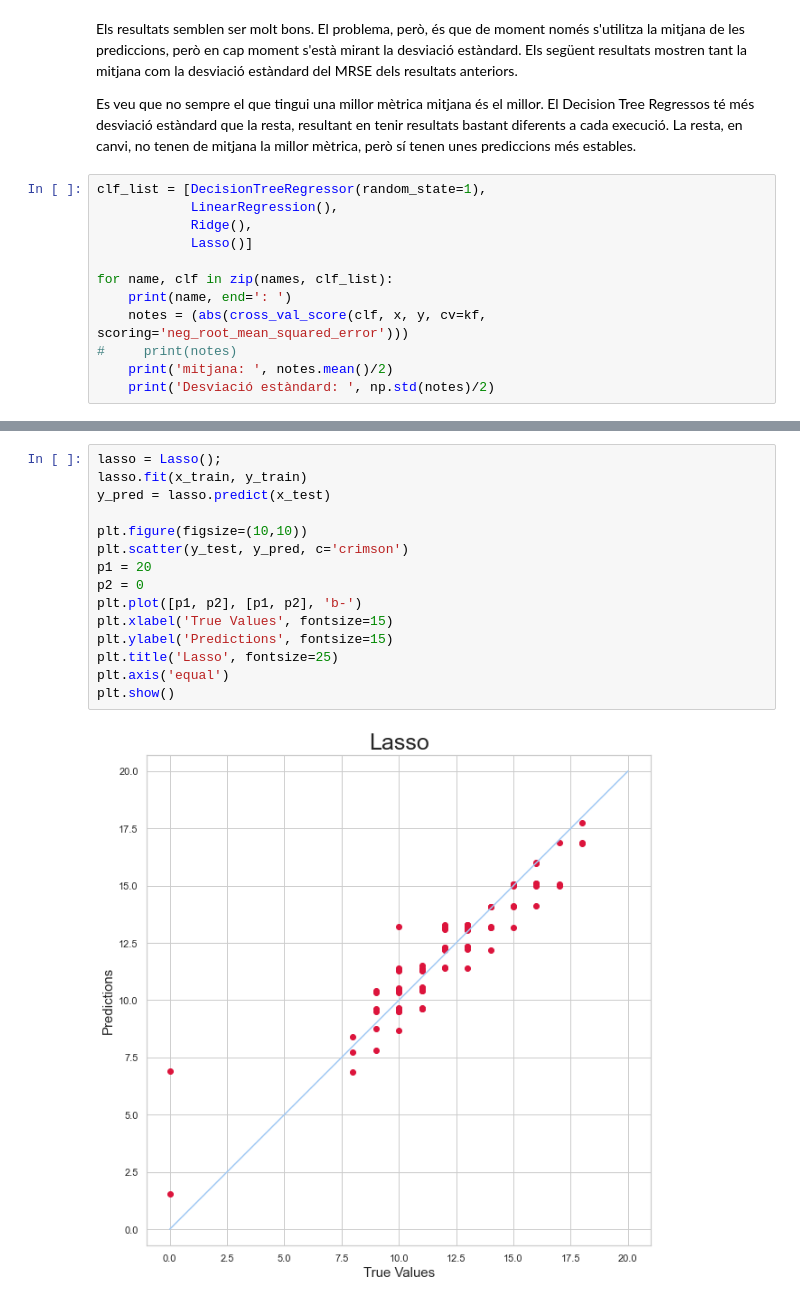
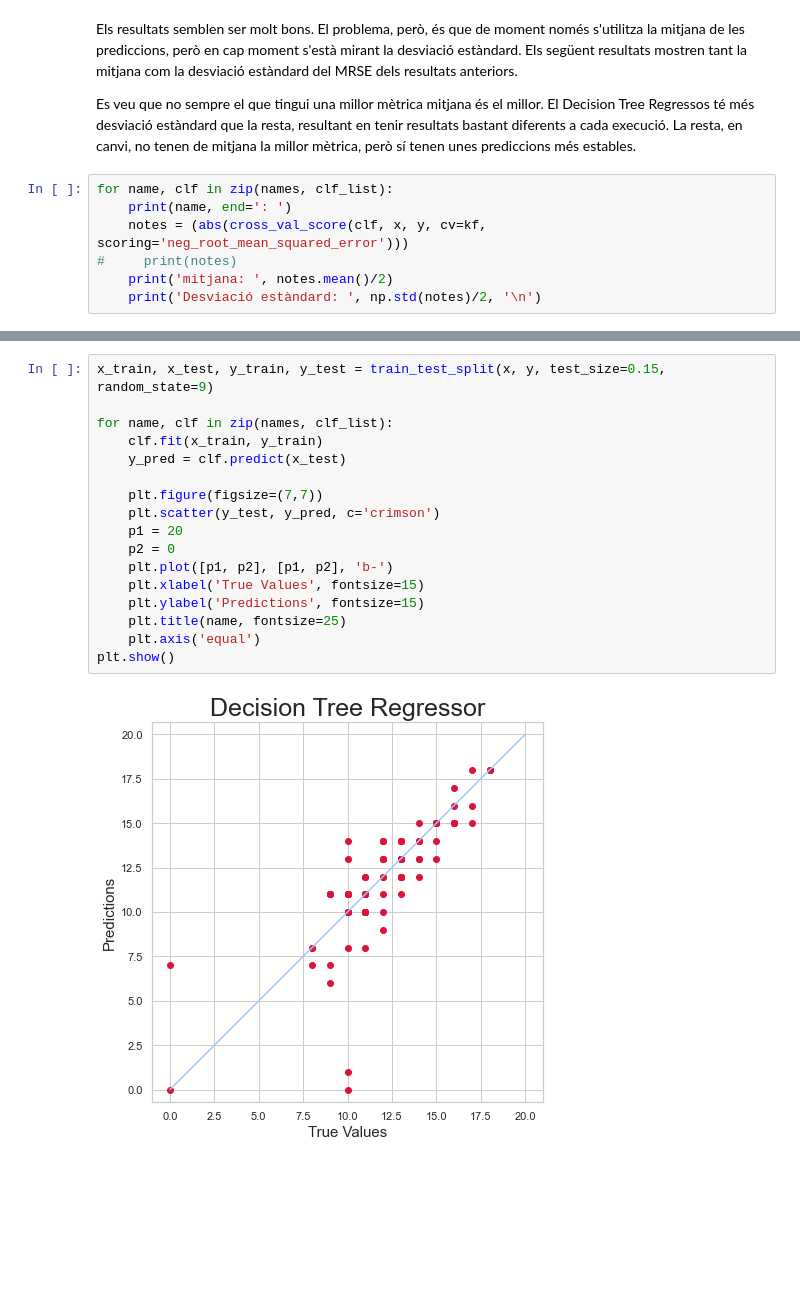
Before and after one commit to marti1999/APC-Cas-Kaggle, a Jupyter notebook: Untitled.ipynb, the cells around one changed output, grey strips where cells are left out. Saved outputs shown, nothing was run; the diff lists cells and outputs as text; blank space fills up the shorter version.

```diff
--- a/Untitled.ipynb
+++ b/Untitled.ipynb
@@ -217,15 +216,10 @@ Els següent resultats mostren tant la mitjana com la desviació estàndard del
 
 Es veu que no sempre el que tingui una millor mètrica mitjana és el millor. El Decision Tree Regressos té més desviació estàndard que la resta, resultant en tenir resultats bastant diferents a cada execució. La resta, en canvi, no tenen de mitjana la millor mètrica, però sí tenen unes prediccions més estables.
 # %%
-clf_list = [DecisionTreeRegressor(random_state=1),
-            LinearRegression(),
-            Ridge(),
-            Lasso()]
-
 for name, clf in zip(names, clf_list):
     print(name, end=': ')
     notes = (abs(cross_val_score(clf, x, y, cv=kf, scoring='neg_root_mean_squared_error')))
 #     print(notes)
     print('mitjana: ', notes.mean()/2)
-    print('Desviació estàndard: ', np.std(notes)/2)
+    print('Desviació estàndard: ', np.std(notes)/2, '\n')
 # %% [output]
@@ -244,17 +243,19 @@ El gràfic mostrat a continuació permet veure l'error de cada una de les predic
 # %%
-lasso = Lasso();
-lasso.fit(x_train, y_train)
-y_pred = lasso.predict(x_test)
+x_train, x_test, y_train, y_test = train_test_split(x, y, test_size=0.15, random_state=9)
 
-plt.figure(figsize=(10,10))
-plt.scatter(y_test, y_pred, c='crimson')
-p1 = 20
-p2 = 0
-plt.plot([p1, p2], [p1, p2], 'b-')
-plt.xlabel('True Values', fontsize=15)
-plt.ylabel('Predictions', fontsize=15)
-plt.title('Lasso', fontsize=25)
-plt.axis('equal')
+for name, clf in zip(names, clf_list):
+    clf.fit(x_train, y_train)
+    y_pred = clf.predict(x_test)
+
+    plt.figure(figsize=(7,7))
+    plt.scatter(y_test, y_pred, c='crimson')
+    p1 = 20
+    p2 = 0
+    plt.plot([p1, p2], [p1, p2], 'b-')
+    plt.xlabel('True Values', fontsize=15)
+    plt.ylabel('Predictions', fontsize=15)
+    plt.title(name, fontsize=25)
+    plt.axis('equal')
 plt.show()
 # %% [output]
-[figure, old version]
+[figure, new version]
```
Also changed, not shown: parts of 11 cells of this notebook.
